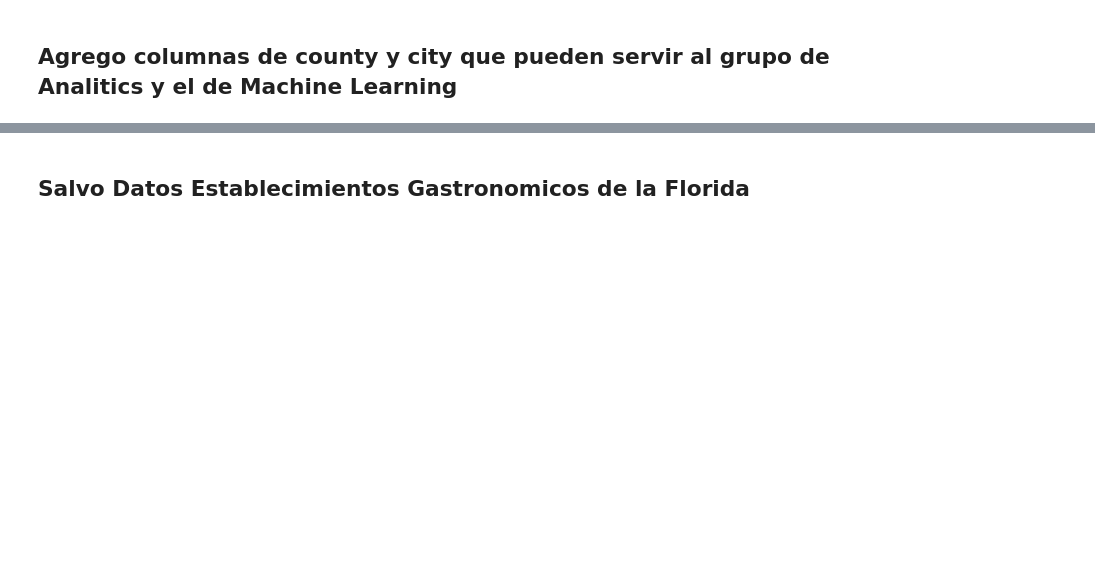
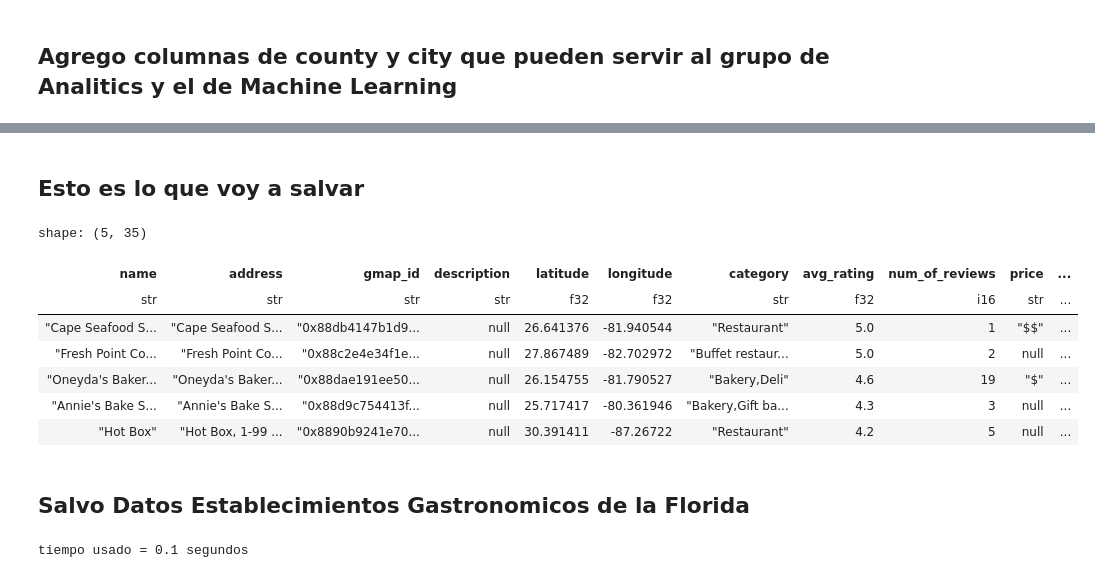
Before and after one commit to cristianpapini/PG_Google_Maps, a Jupyter notebook: Ornaldo/2-probando_tools(sitios).ipynb, the cells around one changed output, grey strips where cells are left out. Drawn from its saved outputs; the diff is of its cells as text; code cells hidden in the pictures; blank space fills up the shorter version.

```diff
--- a/Ornaldo/2-probando_tools(sitios).ipynb
+++ b/Ornaldo/2-probando_tools(sitios).ipynb
@@ -221,0 +227,11 @@ print(location.latitude,location.longitude)
+# %%
+pl_review = (pl_review.groupby('name').agg([
+    pl.col('rating').mean().alias('avg_rating'),
+    pl.col('text').count().alias('num_of_reviews'),
+    pl.col('rating1').sum(),
+    pl.col('rating2').sum(),
+    pl.col('rating3').sum(),
+    pl.col('rating4').sum(),
+    pl.col('rating5').sum()
+]).with_columns(pl.col('avg_rating').apply(lambda x: round(x,2)))
+)
@@ -221,0 +252,7 @@ print(location.latitude,location.longitude)
+# %%
+#pl_df3.select(pl.exclude(['avg_rating','num_of_reviews'])).join(pl_review,on='name', how="left")
+pl_df3 = pl_df3.join(pl_review,on='name', how="left").with_columns([
+    pl.col('avg_rating').cast(pl.Float32),
+    pl.col('avg_rating_right').cast(pl.Float32)
+])
+pl_df3.shape
@@ -222,7 +282,23 @@ print(location.latitude,location.longitude)
+# %% [markdown]
+## Esto es lo que voy a salvar
+# %%
+pl_df3.head()
+# %% [output]
+shape: (5, 35)
+| name | address | gmap_id | description | latitude | longitude | category | avg_rating | num_of_reviews | price | ... |
+| str | str | str | str | f32 | f32 | str | f32 | i16 | str | ... |
+| "Cape Seafood S... | "Cape Seafood S... | "0x88db4147b1d9... | null | 26.641376 | -81.940544 | "Restaurant" | 5.0 | 1 | "$$" | ... |
+| "Fresh Point Co... | "Fresh Point Co... | "0x88c2e4e34f1e... | null | 27.867489 | -82.702972 | "Buffet restaur... | 5.0 | 2 | null | ... |
+| "Oneyda's Baker... | "Oneyda's Baker... | "0x88dae191ee50... | null | 26.154755 | -81.790527 | "Bakery,Deli" | 4.6 | 19 | "$" | ... |
+| "Annie's Bake S... | "Annie's Bake S... | "0x88d9c754413f... | null | 25.717417 | -80.361946 | "Bakery,Gift ba... | 4.3 | 3 | null | ... |
+| "Hot Box" | "Hot Box, 1-99 ... | "0x8890b9241e70... | null | 30.391411 | -87.26722 | "Restaurant" | 4.2 | 5 | null | ... |
 # %% [markdown]
 ## Salvo Datos Establecimientos Gastronomicos de la Florida
 # %%
+cur_time = time.time()
 pl_df3.write_parquet("parquet/sitios_FL.parquet")
 pl_df3.write_csv("csv/sitios_FL.csv")
-#pl_df3.write_parquet("PG_Google_Maps/Ornaldo/Machine Learning/sitios_FL.parquet")
 pl_df3.write_csv("PG_Google_Maps/Ornaldo/sitios_FL.csv")
+print(f"tiempo usado = {round((time.time()-cur_time),2)} segundos")
+# %% [output]
+tiempo usado = 0.1 segundos
```
Also changed, not shown: parts of 37 cells of this notebook, 3 other files.
